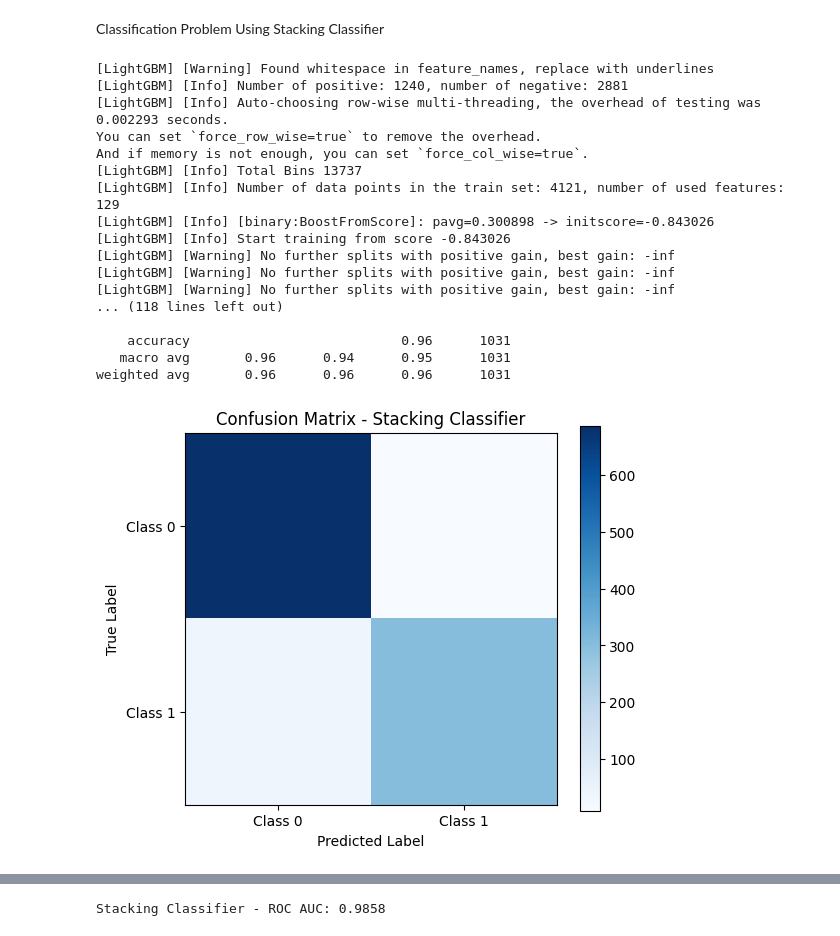
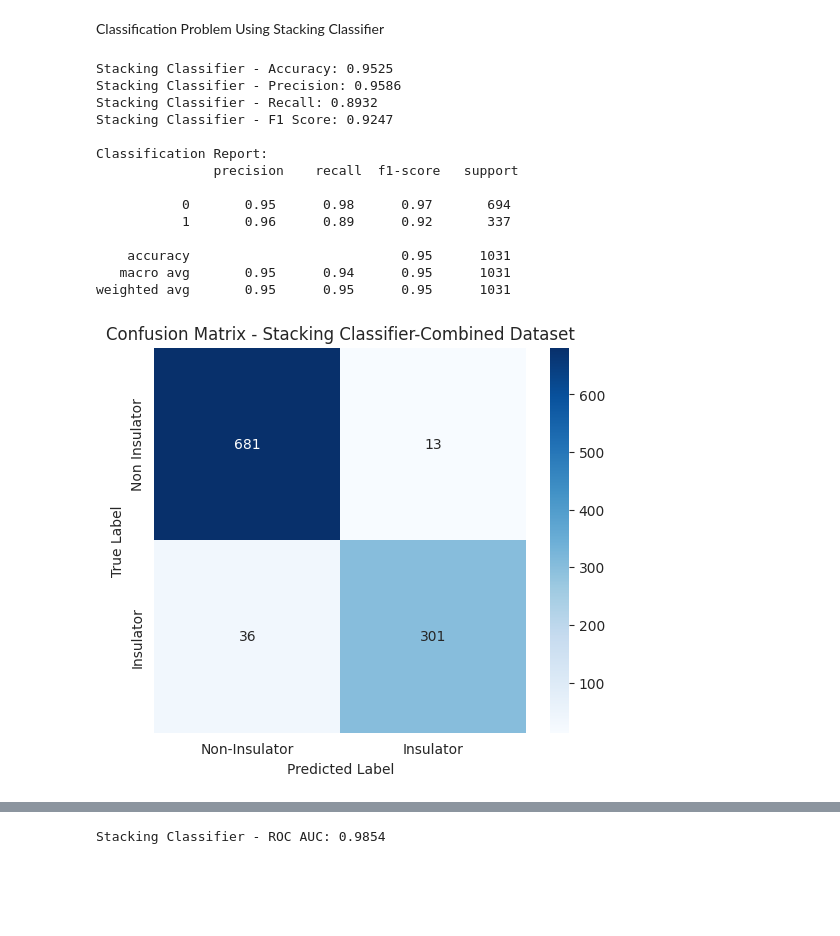
Before and after one commit to DishantB0411/Energy-band-prediction-material-classification-Composite-25, a Jupyter notebook: Mischmetal_Excavate.ipynb, the cells around one changed output, grey strips where cells are left out. Drawn from its saved outputs; the diff is of its cells as text; code cells hidden in the pictures; blank space fills up the shorter version.

```diff
--- a/Mischmetal_Excavate.ipynb
+++ b/Mischmetal_Excavate.ipynb
@@ -602,7 +608,7 @@ Stacking Regressor - MSE: 0.0763
 # %% [markdown]
 Classification Problem Using Stacking Classifier
 # %%
-X = combined_df.drop(['material_type', 'PBE band gap'], axis=1)  # Removed 'PBE band gap'
+X = combined_df.drop(['material_type', 'PBE band gap','index'], axis=1)  # Removed 'PBE band gap'
 y = combined_df['material_type']
 
 # Split data into training and testing sets
@@ -611,23 +617,23 @@ X_train, X_test, y_train, y_test = train_test_split(X, y, test_size=0.2, random_
 # Define base models
 models = {
     "rf": RandomForestClassifier(n_estimators=200, max_depth=10, random_state=42),
-    "lightgbm": LGBMClassifier(n_estimators=200, learning_rate=0.1, max_depth=10, random_state=42),
+    "lightgbm": LGBMClassifier(n_estimators=200, learning_rate=0.1, max_depth=10, random_state=42,verbose=-1),
     "catboost": CatBoostClassifier(n_estimators=200, learning_rate=0.1, depth=10, random_state=42, verbose=0),
     "hgb": HistGradientBoostingClassifier(max_iter=200, learning_rate=0.1, max_depth=10, random_state=42),
 }
 
 # Define stacking classifier
-stacking_classifier = StackingClassifier(
+stacking_classifier_comb = StackingClassifier(
     estimators=list(models.items()),
     final_estimator=LogisticRegression(),  # Logistic regression as the meta-learner
     stack_method="predict_proba"
 )
 
 # Train model
-stacking_classifier.fit(X_train, y_train)
+stacking_classifier_comb.fit(X_train, y_train)
 
 # Predict and evaluate
-y_pred_stacking = stacking_classifier.predict(X_test)
+y_pred_stacking = stacking_classifier_comb.predict(X_test)
 accuracy = accuracy_score(y_test, y_pred_stacking)
 precision = precision_score(y_test, y_pred_stacking)
 recall = recall_score(y_test, y_pred_stacking)
@@ -642,18 +648,17 @@ print("\nClassification Report:\n", classification_report(y_test, y_pred_stackin
 # Confusion Matrix Plot
 conf_matrix = confusion_matrix(y_test, y_pred_stacking)
 plt.figure(figsize=(6, 5))
-plt.imshow(conf_matrix, interpolation='nearest', cmap=plt.cm.Blues)
-plt.colorbar()
+sns.heatmap(conf_matrix, annot=True, fmt='d', cmap='Blues', cbar=True,
+            xticklabels=["Non-Insulator", "Insulator"], yticklabels=["Non Insulator", "Insulator"])
 plt.xlabel("Predicted Label")
 plt.ylabel("True Label")
-plt.title("Confusion Matrix - Stacking Classifier")
-plt.xticks([0, 1], ["Class 0", "Class 1"])
-plt.yticks([0, 1], ["Class 0", "Class 1"])
+plt.title("Confusion Matrix - Stacking Classifier-Combined Dataset")
 plt.show()
+
 
 # Evaluate individual models
 results = {}
-for name, model in stacking_classifier.named_estimators_.items():
+for name, model in stacking_classifier_comb.named_estimators_.items():
     y_pred = model.predict(X_test)
     acc = accuracy_score(y_test, y_pred)
     f1 = f1_score(y_test, y_pred)
@@ -664,51 +669,57 @@ accuracy_scores = [results[model]['Accuracy'] for model in results]
 f1_scores = [results[model]['F1 Score'] for model in results]
 model_names = list(results.keys())
 
+sns.set_style("whitegrid")
+
+# Create figure
 plt.figure(figsize=(10, 6))
 X_axis = np.arange(len(model_names))
-plt.bar(X_axis - 0.2, accuracy_scores, 0.4, label='Accuracy', color='blue')
-plt.bar(X_axis + 0.2, f1_scores, 0.4, label='F1 Score', color='red')
+
+# Plot grouped bars correctly using plt.bar()
+plt.bar(X_axis - 0.2, accuracy_scores, width=0.4, color='royalblue', label='Accuracy')
+plt.bar(X_axis + 0.2, f1_scores, width=0.4, color='lightblue', label='F1 Score')
+
+# X-axis labels
 plt.xticks(X_axis, model_names, rotation=30)
 plt.xlabel("Model")
 plt.ylabel("Score")
-plt.title("Individual Model Performance (Stacking)")
+plt.title("Individual Model Performance (Stacking - Combined Dataset)")
 plt.legend()
+
+# Show plot
 plt.show()
 
-y_prob = stacking_classifier.predict_proba(X_test)[:, 1]  # Probability of class 1
+y_prob = stacking_classifier_comb.predict_proba(X_test)[:, 1]  # Probability of class 1
 
 # Calculate ROC AUC score
 roc_auc = roc_auc_score(y_test, y_prob)
 print(f"Stacking Classifier - ROC AUC: {roc_auc:.4f}")
 
 # Calculate ROC curve
 fpr, tpr, thresholds = roc_curve(y_test, y_prob)
 
 # Plot ROC curve
 plt.figure(figsize=(8, 6))
 plt.plot(fpr, tpr, label='ROC curve (AUC = %0.2f)' % roc_auc)
 plt.plot([0, 1], [0, 1], 'k--')  # Diagonal line for random classifier
 plt.xlabel('False Positive Rate')
 plt.ylabel('True Positive Rate')
 plt.title('ROC Curve - Stacking Classifier')
 plt.legend(loc="lower right")
 plt.show()
 # %% [output]
-[LightGBM] [Warning] Found whitespace in feature_names, replace with underlines
-[LightGBM] [Info] Number of positive: 1240, number of negative: 2881
-[LightGBM] [Info] Auto-choosing row-wise multi-threading, the overhead of testing was 0.002293 seconds.
-You can set `force_row_wise=true` to remove the overhead.
-And if memory is not enough, you can set `force_col_wise=true`.
-[LightGBM] [Info] Total Bins 13737
-[LightGBM] [Info] Number of data points in the train set: 4121, number of used features: 129
-[LightGBM] [Info] [binary:BoostFromScore]: pavg=0.300898 -> initscore=-0.843026
-[LightGBM] [Info] Start training from score -0.843026
-[LightGBM] [Warning] No further splits with positive gain, best gain: -inf
-[LightGBM] [Warning] No further splits with positive gain, best gain: -inf
-[LightGBM] [Warning] No further splits with positive gain, best gain: -inf
-... (118 lines left out)
+Stacking Classifier - Accuracy: 0.9525
+Stacking Classifier - Precision: 0.9586
+Stacking Classifier - Recall: 0.8932
+Stacking Classifier - F1 Score: 0.9247
 
-    accuracy                           0.96      1031
-   macro avg       0.96      0.94      0.95      1031
-weighted avg       0.96      0.96      0.96      1031
+Classification Report:
+               precision    recall  f1-score   support
+
+           0       0.95      0.98      0.97       694
+           1       0.96      0.89      0.92       337
+
+    accuracy                           0.95      1031
+   macro avg       0.95      0.94      0.95      1031
+weighted avg       0.95      0.95      0.95      1031
-[figure, old version]
+[figure, new version]
@@ -716 +727 @@ weighted avg       0.96      0.96      0.96      1031
-Stacking Classifier - ROC AUC: 0.9858
+Stacking Classifier - ROC AUC: 0.9854
```
Also changed, not shown: parts of 15 cells of this notebook.
